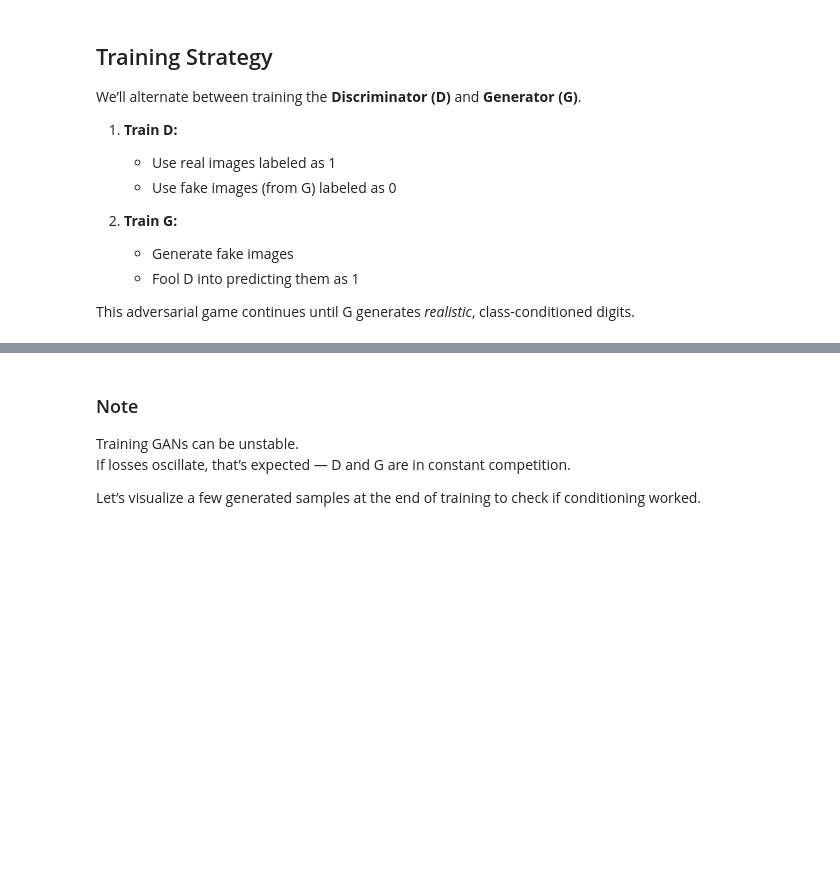
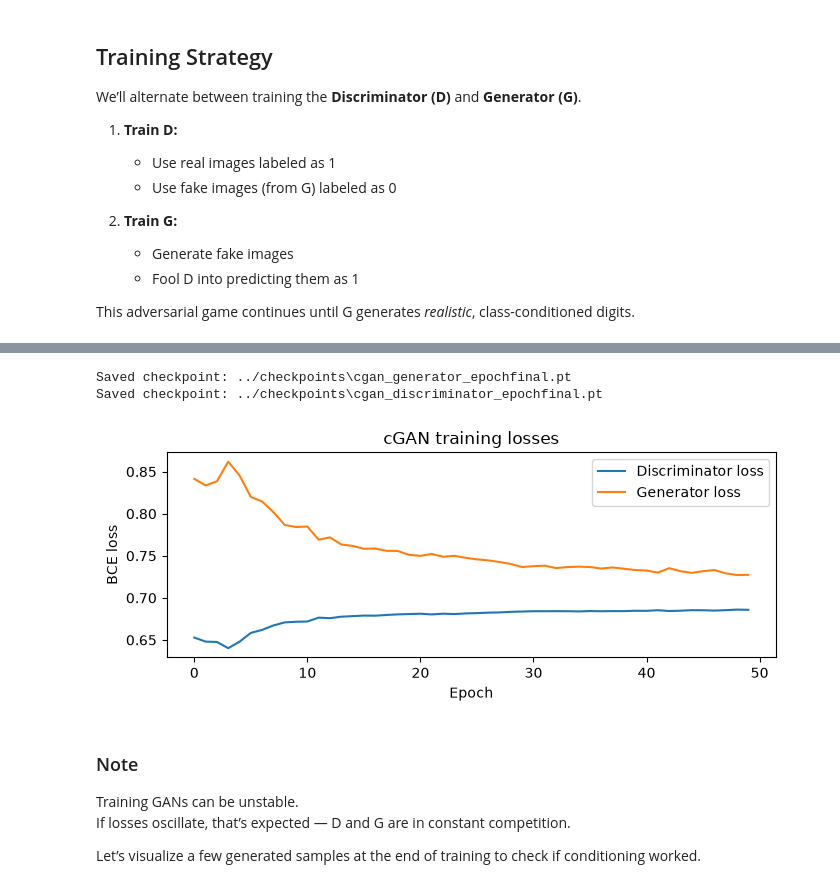
Before and after one commit to EduardoNicacio/Udacity_Deep_Learning_P4_Synthetic_Handwriting_Generator, a Jupyter notebook: starter/01_cGAN_training.ipynb, the cells around one changed output, grey strips where cells are left out. Drawn from its saved outputs; the diff is of its cells as text; code cells hidden in the pictures; blank space fills up the shorter version.

```diff
--- a/starter/01_cGAN_training.ipynb
+++ b/starter/01_cGAN_training.ipynb
@@ -69,4 +92,13 @@ Each will use the label embedding trick — where we turn the class label (e.g.,
 # %% [markdown]
 Our models are intentionally **lightweight** to make training on CPU/MPS feasible.  We’ll focus on the learning process and class conditioning rather than pixel-perfect realism.
 # %%
-##ToDo: initialize models and optimizers
+# Instantiate the conditional GAN components
+generator = Generator(z_dim=z_dim, num_classes=num_classes, img_shape=img_shape).to(device)
+discriminator = Discriminator(num_classes=num_classes, img_shape=img_shape).to(device)
+
+optimizer_G = optim.Adam(generator.parameters(), lr=lr, betas=(0.5, 0.999))
+optimizer_D = optim.Adam(discriminator.parameters(), lr=lr, betas=(0.5, 0.999))
+criterion = nn.BCELoss()
+
+print(f"Generator parameters:     {sum(p.numel() for p in generator.parameters()):,}")
+print(f"Discriminator parameters: {sum(p.numel() for p in discriminator.parameters()):,}")
@@ -85,6 +120,18 @@ We’ll alternate between training the **Discriminator (D)** and **Generator (G)
 
 This adversarial game continues until G generates *realistic*, class-conditioned digits.
 # %%
-#ToDo:
-     # 1.  Implement training loop
-     # 2. Save D & G every 10 epochs
+# Train the cGAN: one Discriminator update then one Generator update per batch
+from training.train_cgan import train_cgan
+
+history = train_cgan(
+    generator=generator,
+    discriminator=discriminator,
+    dataloader=train_loader,
+    optimizer_G=optimizer_G,
+    optimizer_D=optimizer_D,
+    criterion=criterion,
+    device=device,
+    z_dim=z_dim,
+    num_classes=num_classes,
+    epochs=epochs,
+)
@@ -91,6 +156,22 @@ This adversarial game continues until G generates *realistic*, class-conditioned
 # %%
+# Save the final generator and discriminator weights
+save_checkpoint(generator, optimizer_G, epoch="final", name="cgan_generator")
+save_checkpoint(discriminator, optimizer_D, epoch="final", name="cgan_discriminator")
 
-# ToDo: Save Final Model
+# Training curves
+fig, ax = plt.subplots(figsize=(7, 3))
+ax.plot(history["d_loss"], label="Discriminator loss")
+ax.plot(history["g_loss"], label="Generator loss")
+ax.set_xlabel("Epoch")
+ax.set_ylabel("BCE loss")
+ax.legend()
+ax.set_title("cGAN training losses")
+plt.tight_layout()
+plt.show()
+# %% [output]
+Saved checkpoint: ../checkpoints\cgan_generator_epochfinal.pt
+Saved checkpoint: ../checkpoints\cgan_discriminator_epochfinal.pt
+[figure, added]
 # %% [markdown]
 ### Note
 Training GANs can be unstable.
```
Also changed, not shown: parts of 6 cells of this notebook, 12 other files.
